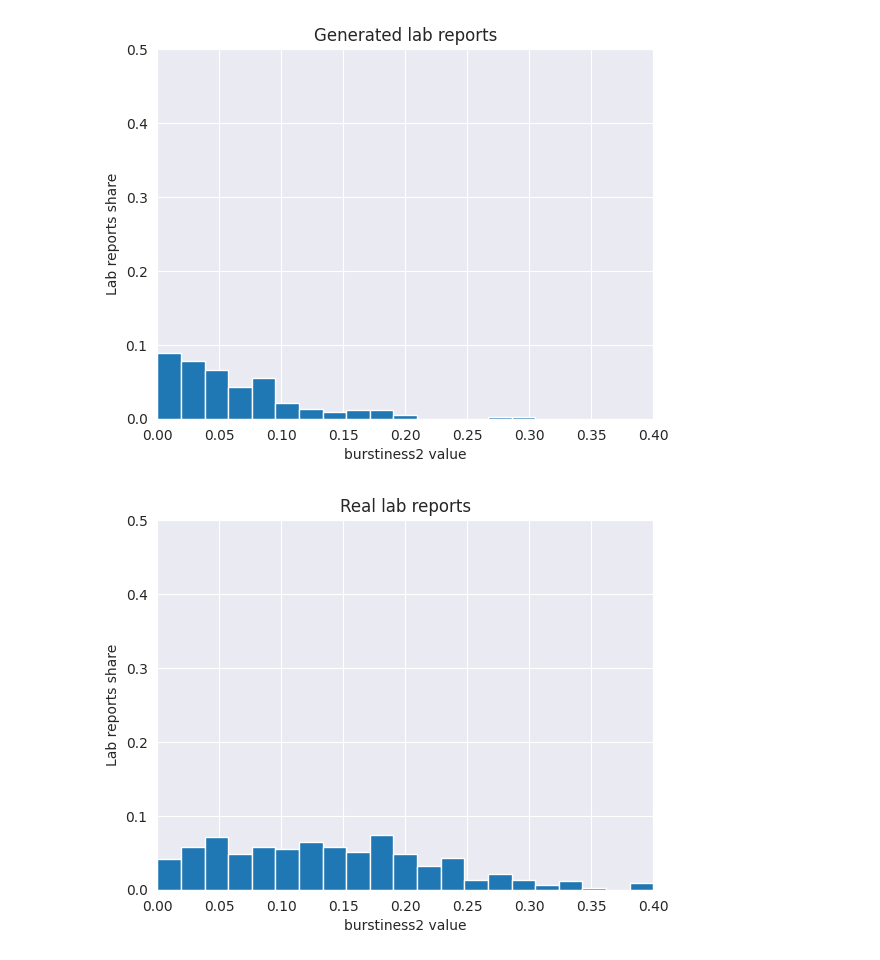
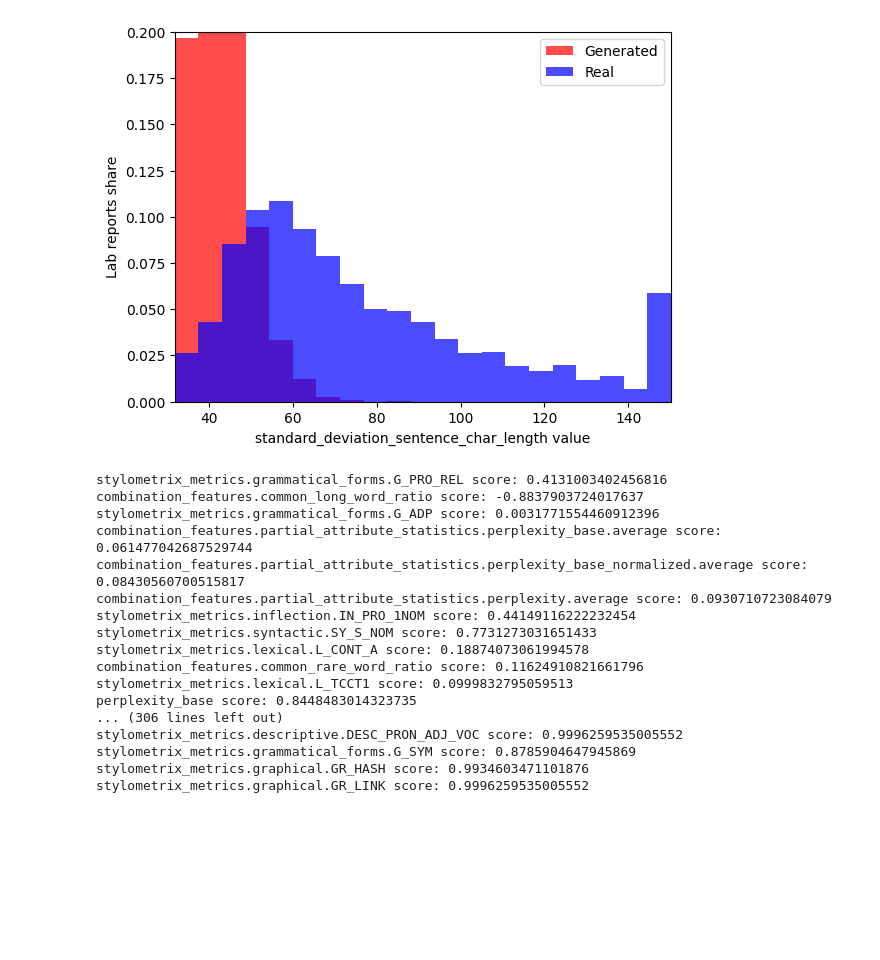
Before and after one commit to Erfantls/anti-gpt-checker, a Jupyter notebook: notebooks/ananas_attributes_analysis.ipynb, the cells around one changed output. Drawn from its saved outputs; the diff is of its cells as text; code cells hidden in the pictures; blank space fills up the shorter version.

```diff
--- a/notebooks/ananas_attributes_analysis.ipynb
+++ b/notebooks/ananas_attributes_analysis.ipynb
@@ -27,7 +16,5 @@ from ml.data_preparation import find_significant_features
 # %%
-dao_lab_reports: DAOLabReport = DAOLabReport('lab_reports-24-12-16')
-
-dao_attribute: DAOAttributePL = DAOAttributePL('attributes-24-12-16')
+dao_attribute: DAOAttributePL = DAOAttributePL('attributes_reference', db_name="ananas_prod")
 
 
 generated: List[AttributePLInDB] = dao_attribute.find_many_by_query({"is_generated": True})
@@ -138,7 +111,7 @@ def compare_2_hists(attribute_name: str, min_value=None, max_value=None, top=0.4
     data_gen = [attribute[0][attribute_name] for attribute in generated_flat_dict]
     data_real = [attribute[0][attribute_name] for attribute in real_flat_dict]
     if min_value is None:
-        min_value = 0# min(min(data_gen), min(data_real))
+        min_value = min(np.percentile(data_gen, 5), np.percentile(data_real, 5))
     if max_value is None:
         max_value = max(np.percentile(data_gen, 95), np.percentile(data_real, 95))
 
@@ -179,5 +123,4 @@ compare_2_hists('variance_word_char_length', min_value=0, max_value=100, top=0.5
-# %%
-compare_2_hists('burstiness2', min_value=0, max_value=0.4, top=0.5)
-# %% [output]
-[figure, removed]
-[figure, removed]
+# %%
+compare_2_hists('standard_deviation_sentence_char_length', top=0.2, one_hist=True)
+# %% [output]
+[figure, added]
@@ -183,0 +170,26 @@ compare_2_hists('burstiness2', min_value=0, max_value=0.4, top=0.5)
+# %%
+for feature in significant_features:
+    feature_value = generated_flat_dict_to_compare2[feature]
+    gen_values = [attribute[0][feature] for attribute in generated_flat_dict]
+    real_values = [attribute[0][feature] for attribute in real_flat_dict]
+    score = _relative_percentile_score(feature_value, real_values, gen_values, category=LightbulbScoreType.BIDIRECTIONAL)
+
+    print(f"{feature} score: {score}")
+# %% [output]
+stylometrix_metrics.grammatical_forms.G_PRO_REL score: 0.4131003402456816
+combination_features.common_long_word_ratio score: -0.8837903724017637
+stylometrix_metrics.grammatical_forms.G_ADP score: 0.0031771554460912396
+combination_features.partial_attribute_statistics.perplexity_base.average score: 0.061477042687529744
+combination_features.partial_attribute_statistics.perplexity_base_normalized.average score: 0.08430560700515817
+combination_features.partial_attribute_statistics.perplexity.average score: 0.0930710723084079
+stylometrix_metrics.inflection.IN_PRO_1NOM score: 0.44149116222232454
+stylometrix_metrics.syntactic.SY_S_NOM score: 0.7731273031651433
+stylometrix_metrics.lexical.L_CONT_A score: 0.18874073061994578
+combination_features.common_rare_word_ratio score: 0.11624910821661796
+stylometrix_metrics.lexical.L_TCCT1 score: 0.0999832795059513
+perplexity_base score: 0.8448483014323735
+... (306 lines left out)
+stylometrix_metrics.descriptive.DESC_PRON_ADJ_VOC score: 0.9996259535005552
+stylometrix_metrics.grammatical_forms.G_SYM score: 0.8785904647945869
+stylometrix_metrics.graphical.GR_HASH score: 0.9934603471101876
+stylometrix_metrics.graphical.GR_LINK score: 0.9996259535005552
```
Also changed, not shown: parts of 11 cells of this notebook, 1 other file.
